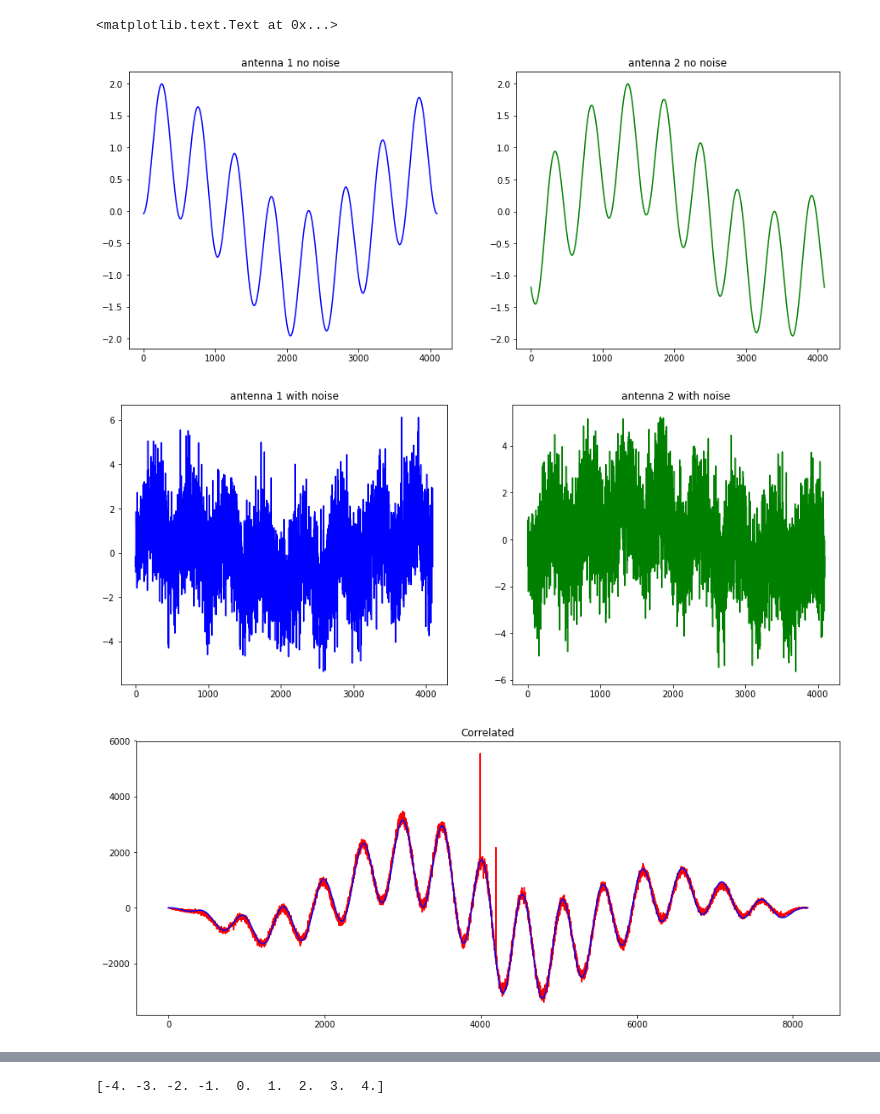
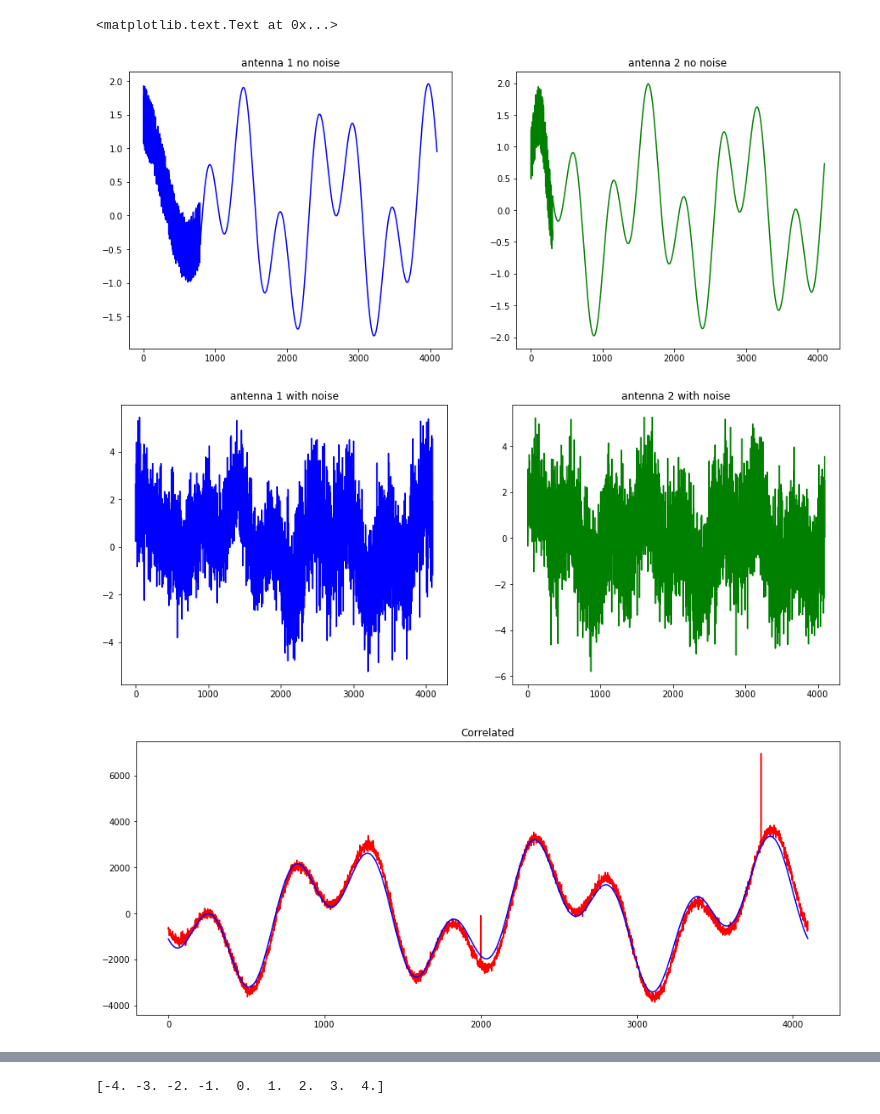
Before and after one commit to jeffralyjz/SkyNoise, a Jupyter notebook: SmallTask2.ipynb, the cells around one changed output, grey strips where cells are left out. Cells and saved outputs as stored; diff of their text form; code cells hidden in the pictures.

```diff
--- a/SmallTask2.ipynb
+++ b/SmallTask2.ipynb
@@ -7,6 +7,23 @@ from numpy import convolve as conv
 def randint(inrange):
     r = np.ceil(np.random.rand(1)*inrange)
     return r
+# %%
+# %load cvcr.py
+import numpy as np
+
+def cvcr(f,g, cvcr = 'conv'):
+    #fourier transform functions
+    f_fft = np.fft.fft(f)
+    g_fft = np.fft.fft(g)
+
+    if cvcr == 'conv':
+        fcvg = np.fft.ifft(f_fft*g_fft)
+        fcvgr = fcvg.real
+        return fcvgr
+    elif cvcr == 'corr':
+        fcrg = np.fft.ifft(f_fft*g_fft.conj())
+        fcrgr = fcrg.real
+        return fcrgr
 # %%
 # %load delay.py
 import numpy as np
@@ -38,10 +55,10 @@ n_2 = np.random.randn(samp)*1
 # Noise from source 1 seen by antenna 1
 n1_a1 = delay(n_1)
 # Noise from source 2 seeb by antenna 1
-n2_a1 = delay(n_2,100)
+n2_a1 = delay(n_2,2000)
 
 # Noise from source 1 seen by antenna 2
-n1_a2 = delay(n_1,100)
+n1_a2 = delay(n_1,300)
 # Noise from source 2 seen by antenna 2
 n2_a2 = delay(n_2)
 # %%
@@ -60,10 +77,12 @@ r2_freq = randint(5*np.pi)
 
 # Signals of interest
 s1_a1 = sine(0, 2*np.pi, r_amp, r_pha,r_freq, samp)
-s1_a2 = sine(0, 2*np.pi, r_amp , r_pha-randint(500), r_freq, samp)
+s1_a2 = delay(s1_a1, 300)
+# s1_a2 = sine(0, 2*np.pi, r_amp , r_pha-randint(500), r_freq, samp)
 
-s2_a1 = sine(0, 2*np.pi, r2_amp, r2_pha-randint(800),r2_freq, samp)
+# s2_a1 = sine(0, 2*np.pi, r2_amp, r2_pha-randint(800),r2_freq, samp)
 s2_a2 = sine(0, 2*np.pi, r2_amp , r2_pha, r2_freq, samp)
+s2_a1 = delay(s2_a2, 790)
 # %%
 # s1_a2 = delay(s_1,2000)
 # s2_a2 = delay(s_2,0)
@@ -82,29 +101,31 @@ ax4.plot(s2_a2, c='g'); ax4.set_title('s2_a2')
 # %%
 v1 = n1_a1 + n2_a1 + s1_a1 + s2_a1
 v2 = n1_a2 + n2_a2 + s1_a2 + s2_a2
 
 v_1 = s1_a1 + s2_a1
 v_2 = s1_a2 + s2_a2
-v1convv2=conv(v1,v2[::-1],'full')
-v_1convv_2=conv(v_1,v_2[::-1], 'full')
+# v1convv2=conv(v1,v2[::-1],'same')
+# v_1convv_2=conv(v_1,v_2[::-1], 'same')
+v1convv2 = cvcr(v1,v2, 'corr')
+v_1convv_2=cvcr(v_1,v_2, 'corr')
 
 fig, (ax1,ax2) = plt.subplots(1,2,figsize=(15,6))
 ax1.plot(v_1, c='b'); ax1.set_title('antenna 1 no noise')
 ax2.plot(v_2, c='g'); ax2.set_title('antenna 2 no noise')
 
 fig, (ax1,ax2) = plt.subplots(1,2,figsize=(15,6))
 ax1.plot(v1, c='b'); ax1.set_title('antenna 1 with noise')
 ax2.plot(v2, c='g'); ax2.set_title('antenna 2 with noise')
 
 fig, (ax_1) = plt.subplots(1,figsize=(15,6))
 ax_1.plot(v1convv2, c='r')
 ax_1.plot(v_1convv_2, c='b'); ax_1.set_title('Correlated')
 # ax_2.plot(np.fft.fftshift(np.fft.fft(np.fft.fftshift(v_1convv_2)))); #ax_2.set_xlim(4060,4120)
 # %% [output]
 <matplotlib.text.Text at 0x...>
-[figure, old version]
+[figure, new version]
-[figure, old version]
+[figure, new version]
-[figure, old version]
+[figure, new version]
 # %%
 vn1 = n1_a1 #+ n2_a1
 vn2 = n1_a2 #+ n2_a2
```
Also changed, not shown: parts of 3 cells of this notebook, 1 other file.
